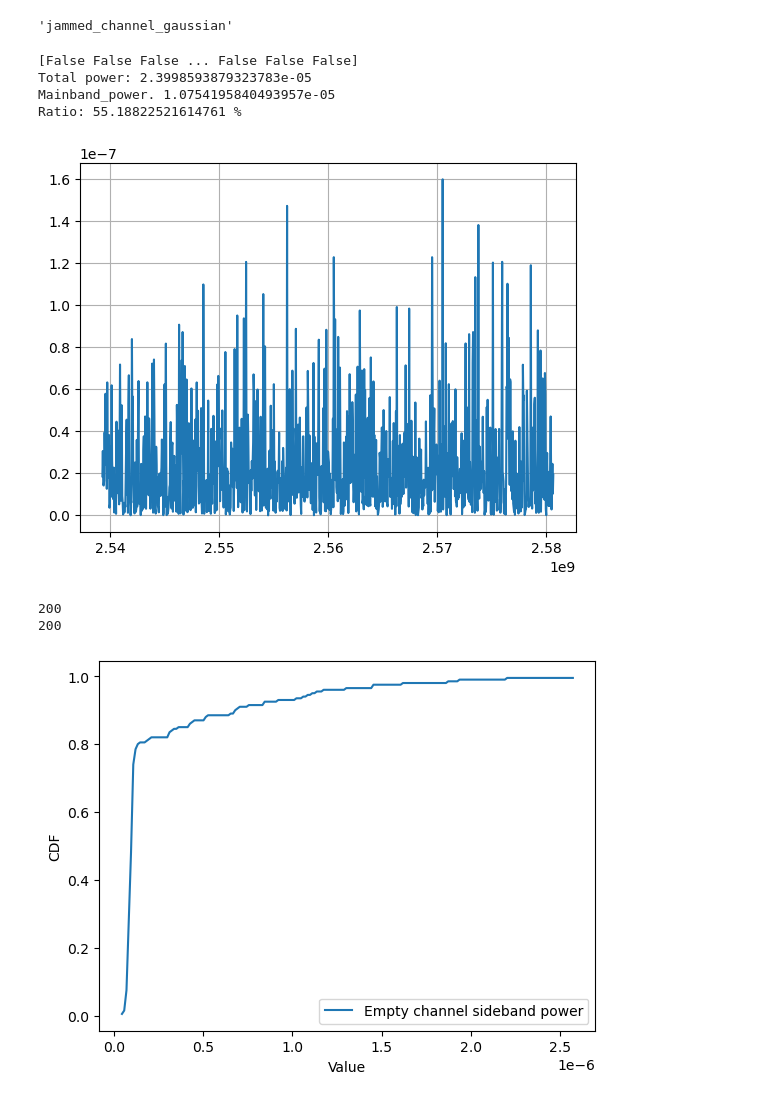
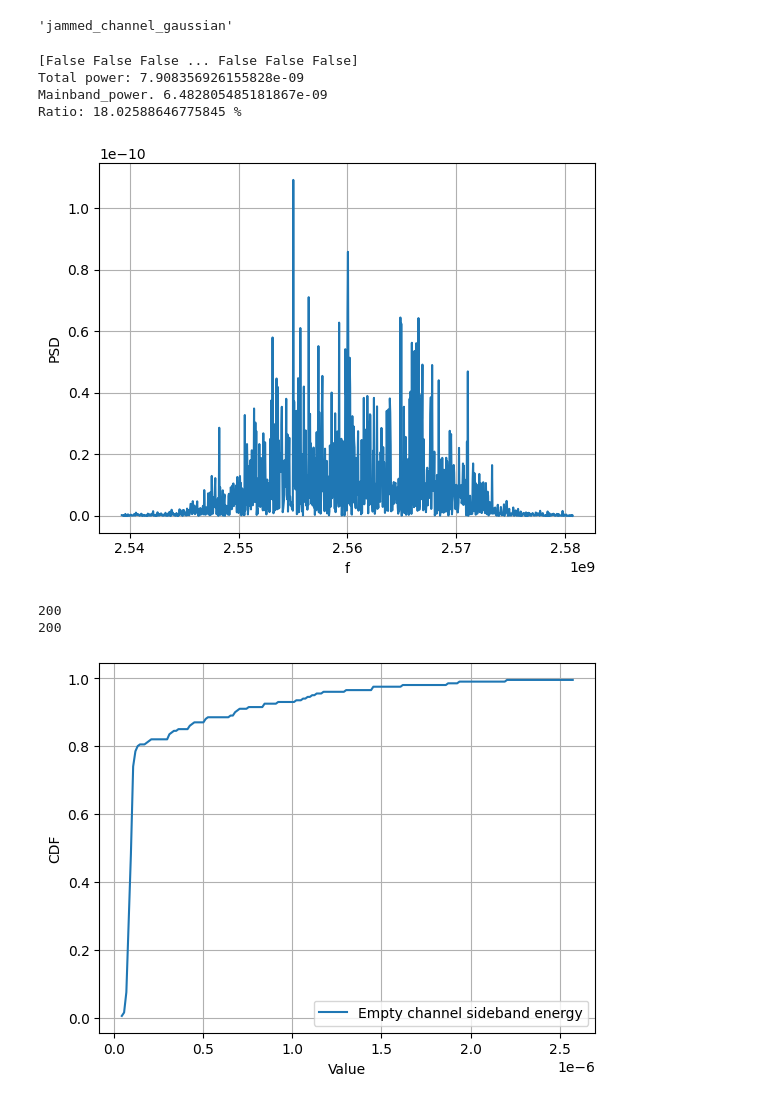
Before and after one commit to Varots/My_thesis, a Jupyter notebook: Sideband_power/Computing_sideband_power.ipynb, the cells around one changed output. Drawn from its saved outputs; the diff is of its cells as text; code cells hidden in the pictures.

```diff
--- a/Sideband_power/Computing_sideband_power.ipynb
+++ b/Sideband_power/Computing_sideband_power.ipynb
@@ -53,41 +53,43 @@ To: /content/jammed_channel_gaussian
 'jammed_channel_gaussian'
 # %%
 ## example of how to compute a PSD and plot it
-file = np.fromfile(open("jammed_channel_gaussian"), dtype=np.complex64) ## empty channel case
+file = np.fromfile(open("empty_channel"), dtype=np.complex64) ## empty channel case
 samp_rate=41.44*1e6
 ##f is my array that contains i/q samples
 n=1024
 x=file[0:0+n] ##first n samples
 PSD = np.abs(np.fft.fft(x))**2 / (n*samp_rate)
 PSD_shifted = np.fft.fftshift(PSD)
 fc=2.56*1e9
 f = np.arange(samp_rate/-2.0, samp_rate/2.0, samp_rate/n) # start, stop, step.  centered around 0 Hz
 f += fc ## shift the plot
 bandwidth=18.43*1e6
 mask_1= f>=(fc-bandwidth/2)
 mask_2= f<=(fc+bandwidth/2)
 mask=np.bitwise_and(mask_1,mask_2) ## mask of my mainband
 print(mask)
 total_power=np.sum(PSD_shifted)
 mainband_power=np.sum(PSD_shifted[mask])
 sideband_power= total_power- mainband_power ## compute the power among mainband, sideband and the total power
 ratio= sideband_power*100/ total_power
 print("Total power:", total_power)
 print("Mainband_power.", mainband_power)
 print("Ratio:", ratio, "%")
 plt.plot(f, PSD_shifted)
+plt.xlabel("f")
+plt.ylabel("PSD")
 plt.grid()
-plt.savefig("jammed_channel_gaussian_psd.pdf")
+plt.savefig("empty_channel_psd.pdf")
 plt.show()
 
 
 ##JUST TO SEE IF I AM PLOTTING EVERYTHING CORRECTLY!!!!!
 # %% [output]
 [False False False ... False False False]
-Total power: 2.3998593879323783e-05
-Mainband_power. 1.0754195840493957e-05
-Ratio: 55.18822521614761 %
+Total power: 7.908356926155828e-09
+Mainband_power. 6.482805485181867e-09
+Ratio: 18.02588646775845 %
-[figure, old version]
+[figure, new version]
 # %%
 def compute_sideband(channel_descriptor):
     ch_desc = np.fromfile(open(channel_descriptor), dtype=np.complex64)
@@ -151,14 +153,15 @@ def compute_cdf(values):
 my_values=compute_cdf(sideband_power_list)
 axis_x=my_values[0]
 axis_y=my_values[1]
-plt.plot(axis_x,axis_y, label="Empty channel sideband power")
+plt.plot(axis_x,axis_y, label="Empty channel sideband energy")
 plt.xlabel("Value")
 plt.ylabel("CDF")
 plt.legend()
+plt.grid()
 plt.savefig('empty_ch_power.pdf')
 plt.show()
 # %% [output]
-[figure, old version]
+[figure, new version]
 # %%
 my_values=compute_cdf(ratio_values_list)
 axis_x=my_values[0]
```
Also changed, not shown: parts of 7 cells of this notebook.
